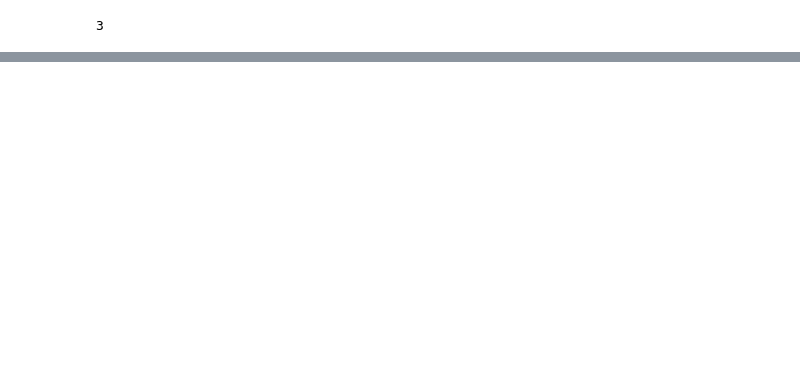
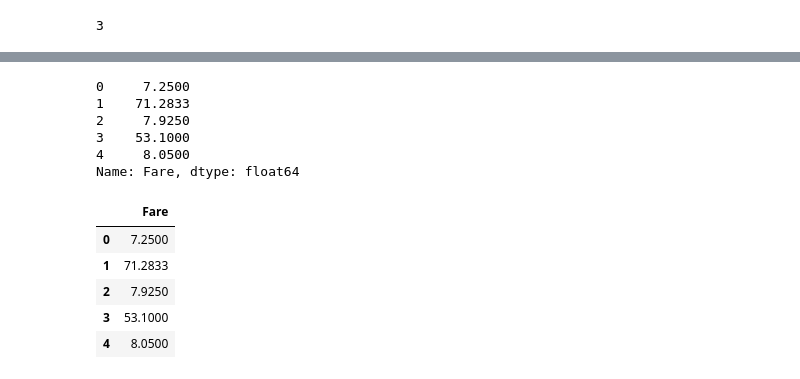
Before and after one commit to dhrruvchotai/CrystalData, a Jupyter notebook: notebooks/test_preprocess.ipynb, the cells around one changed output, grey strips where cells are left out. Drawn from its saved outputs; the diff is of its cells as text; code cells hidden in the pictures; blank space fills up the shorter version.

```diff
--- a/notebooks/test_preprocess.ipynb
+++ b/notebooks/test_preprocess.ipynb
@@ -170,0 +196,18 @@ titanic['Pclass'].nunique()
+# %%
+titanic['Fare'].head()
+# %% [output]
+0     7.2500
+1    71.2833
+2     7.9250
+3    53.1000
+4     8.0500
+Name: Fare, dtype: float64
+# %%
+titanic[['Fare']].head()
+# %% [output]
+|  | Fare |
+| 0 | 7.2500 |
+| 1 | 71.2833 |
+| 2 | 7.9250 |
+| 3 | 53.1000 |
+| 4 | 8.0500 |
```
Also changed, not shown: parts of 4 cells of this notebook, 2 other files.
